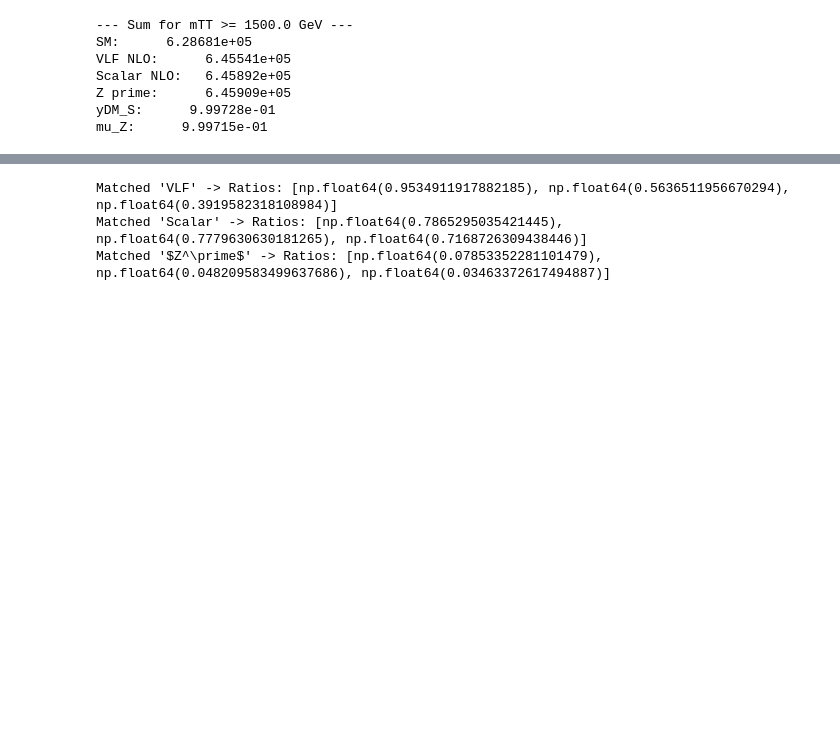
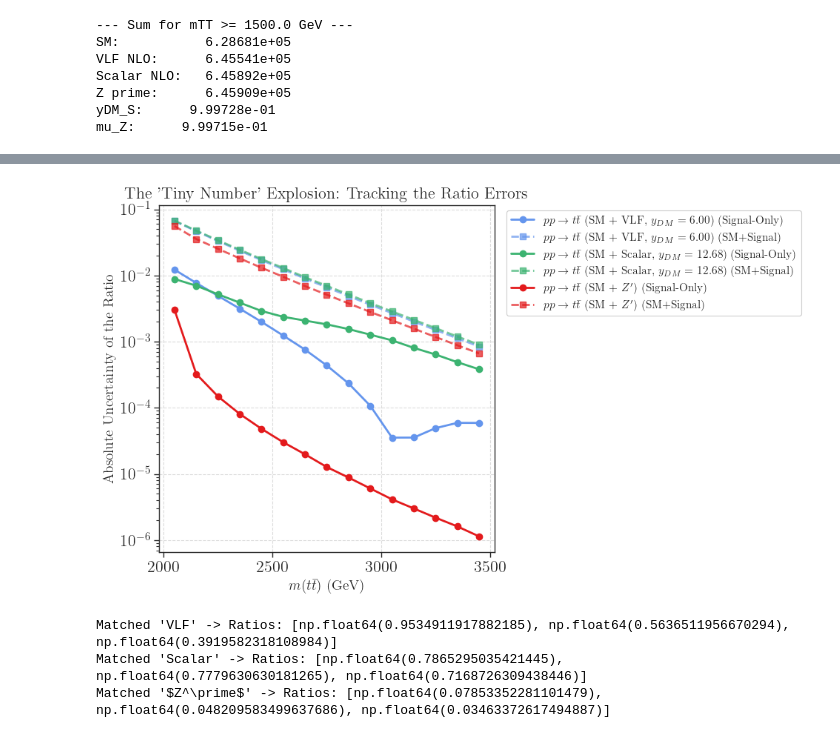
Before and after one commit to viniciusrocca/EFT_ToyModel, a Jupyter notebook: Plots/Article_method.ipynb, the cells around one changed output, grey strips where cells are left out. Drawn from its saved outputs; the diff is of its cells as text; code cells hidden in the pictures; blank space fills up the shorter version.

```diff
--- a/Plots/Article_method.ipynb
+++ b/Plots/Article_method.ipynb
@@ -2358,3 +2446,50 @@ Peak bin starts at: 2000.0
+# %%
+# ====================================================================
+# Diagnostic Plot: Absolute Error Growth (Signal-Only vs SM+Signal)
+# ====================================================================
+import numpy as np
+import matplotlib.pyplot as plt
+
+# Calculate the bin centers for the x-axis
+x_centers = [(bins[j] + bins[j+1]) / 2.0 for j in range(b_peak, b_peak + n_bp)]
+
+fig, ax = plt.subplots(figsize=(10, 6))
+
+# Loop over the theoretical models (skip the Fake Data element)
+for k in range(len(ratios) - 1):
+    label = bsm_labels[k]
+    color = bsm_colors[k]
+
+    # Extract the arrays
+    err_tot = np.array(ratios_err[k])
+    err_sig = np.array(ratios_err_sig[k])
+
+    # 1. Plot the Signal-Only Error (Solid Line, Circles)
+    ax.plot(x_centers, err_sig, marker='o', markersize=6,
+            label=f"{label} (Signal-Only)", color=color, linestyle='-', linewidth=2)
+
+    # 2. Plot the SM + Signal Error (Dashed Line, Squares)
+    ax.plot(x_centers, err_tot, marker='s', markersize=6,
+            label=f"{label} (SM+Signal)", color=color, linestyle='--', linewidth=2, alpha=0.7)
+
+# --- Formatting the Plot ---
+ax.set_title("The 'Tiny Number' Explosion: Tracking the Ratio Errors", fontsize=16)
+ax.set_xlabel(r'$m(t\bar{t})$ (GeV)', fontsize=14)
+ax.set_ylabel(r"Absolute Uncertainty of the Ratio", fontsize=14)
+
+# Log scale is mandatory here because the Signal-Only error will explode exponentially
+ax.set_yscale('log')
+
+ax.grid(True, linestyle='--', alpha=0.7)
+
+# Move the legend outside the plot so it doesn't block the lines
+ax.legend(fontsize=11, loc='upper left', bbox_to_anchor=(1.02, 1), framealpha=1.0)
+
+plt.tight_layout()
+# plt.savefig('Absolute_Error_Growth.png', dpi=300, bbox_inches='tight')
+plt.show()
+# %% [output]
+[figure, added]
 # %%
 import matplotlib.pyplot as plt
 import numpy as np
```
Also changed, not shown: parts of 7 cells of this notebook.
